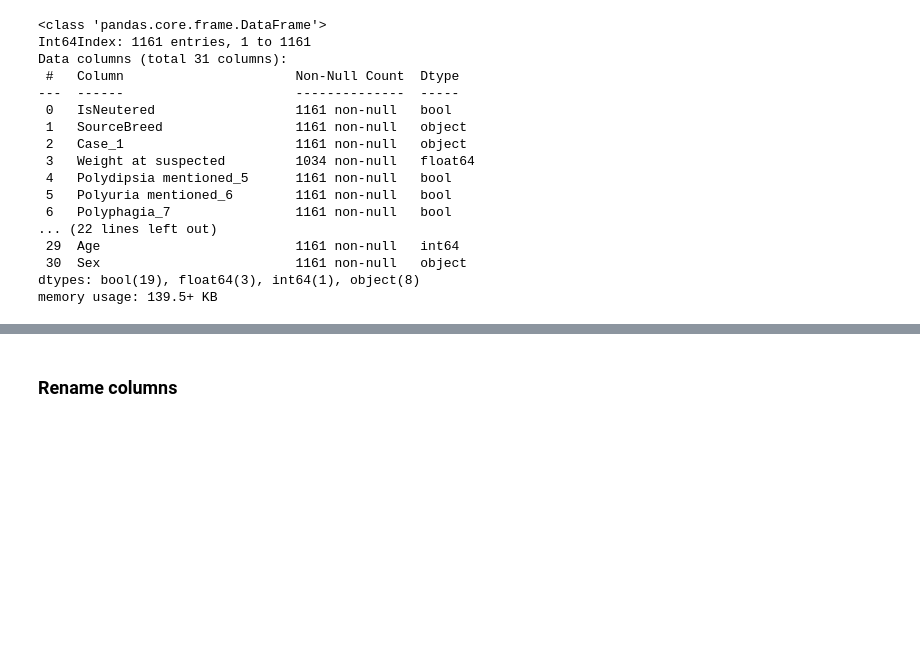
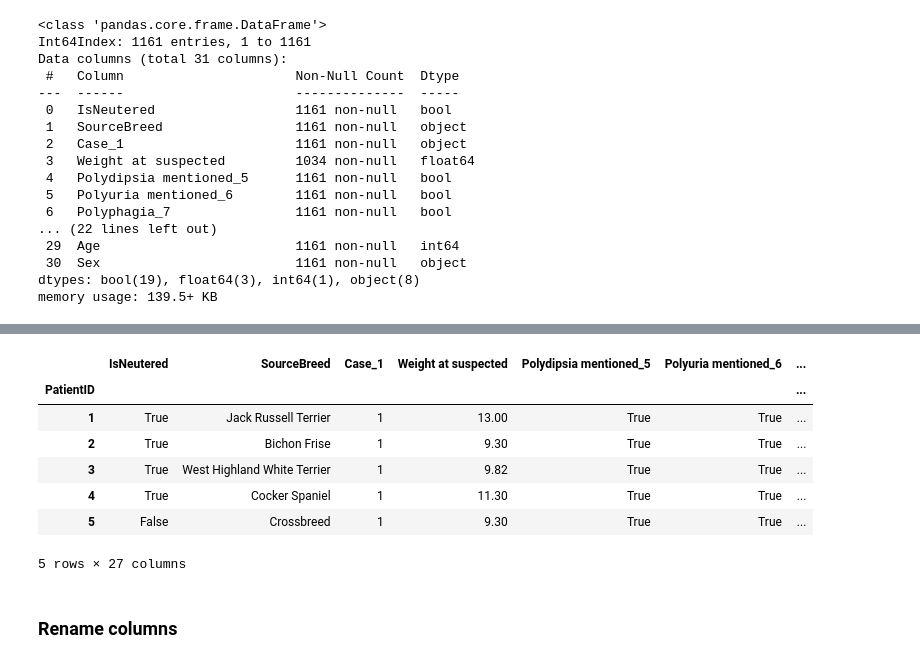
Before and after one commit to Kopixx/Project-4, a Jupyter notebook: data_cleaning.ipynb, the cells around one changed output, grey strips where cells are left out. Saved outputs shown, nothing was run; the diff lists cells and outputs as text; code cells hidden in the pictures; blank space fills up the shorter version.

Commit message:
NA removal in data cleaning

```diff
--- a/data_cleaning.ipynb
+++ b/data_cleaning.ipynb
@@ -294,3 +317,21 @@ memory usage: 139.5+ KB
+# %%
+#Removal of columns with >50% NAN
+del data_df['Heart rate_23']
+del data_df['Temperature_24']
+del data_df['USG <1.20_21']
+del data_df['Proteinuria_22']
+
+#Check df
+data_df.head()
+# %% [output]
+|  | IsNeutered | SourceBreed | Case_1 | Weight at suspected | Polydipsia mentioned_5 | Polyuria mentioned_6 | ... |
+| PatientID |  |  |  |  |  |  | ... |
+| 1 | True | Jack Russell Terrier | 1 | 13.00 | True | True | ... |
+| 2 | True | Bichon Frise | 1 | 9.30 | True | True | ... |
+| 3 | True | West Highland White Terrier | 1 | 9.82 | True | True | ... |
+| 4 | True | Cocker Spaniel | 1 | 11.30 | True | True | ... |
+| 5 | False | Crossbreed | 1 | 9.30 | True | True | ... |
+5 rows × 27 columns
 # %% [markdown]
 ### Rename columns
 # %%
```
Also changed, not shown: parts of 4 cells of this notebook, 2 other files.
